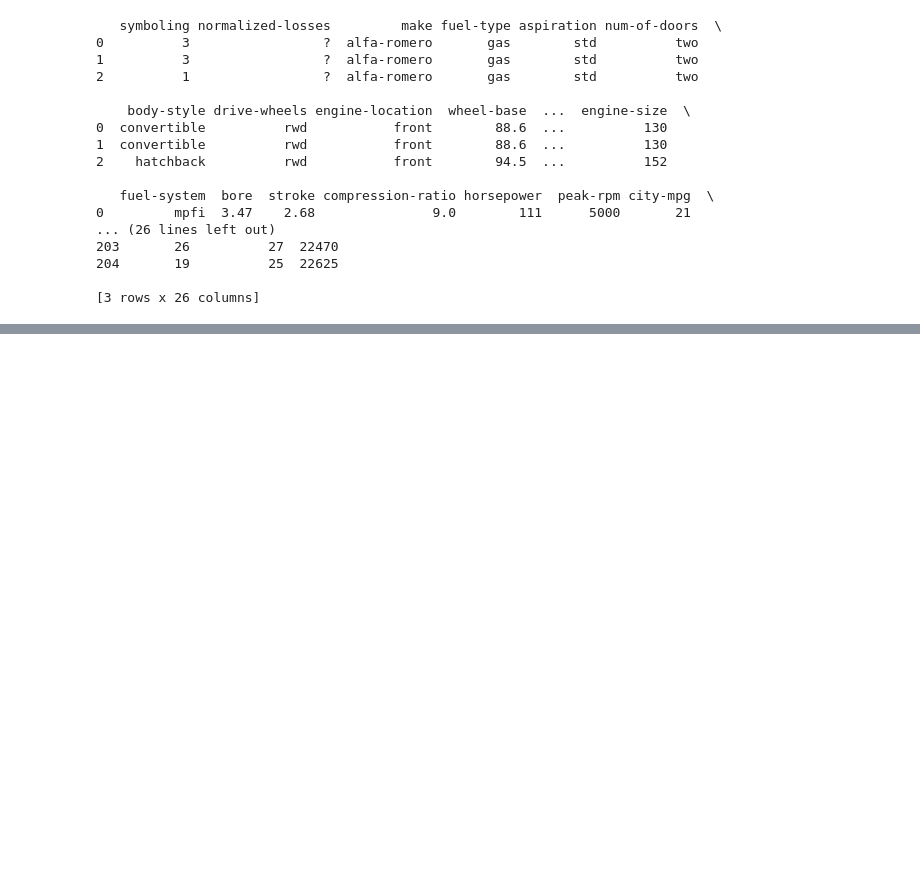
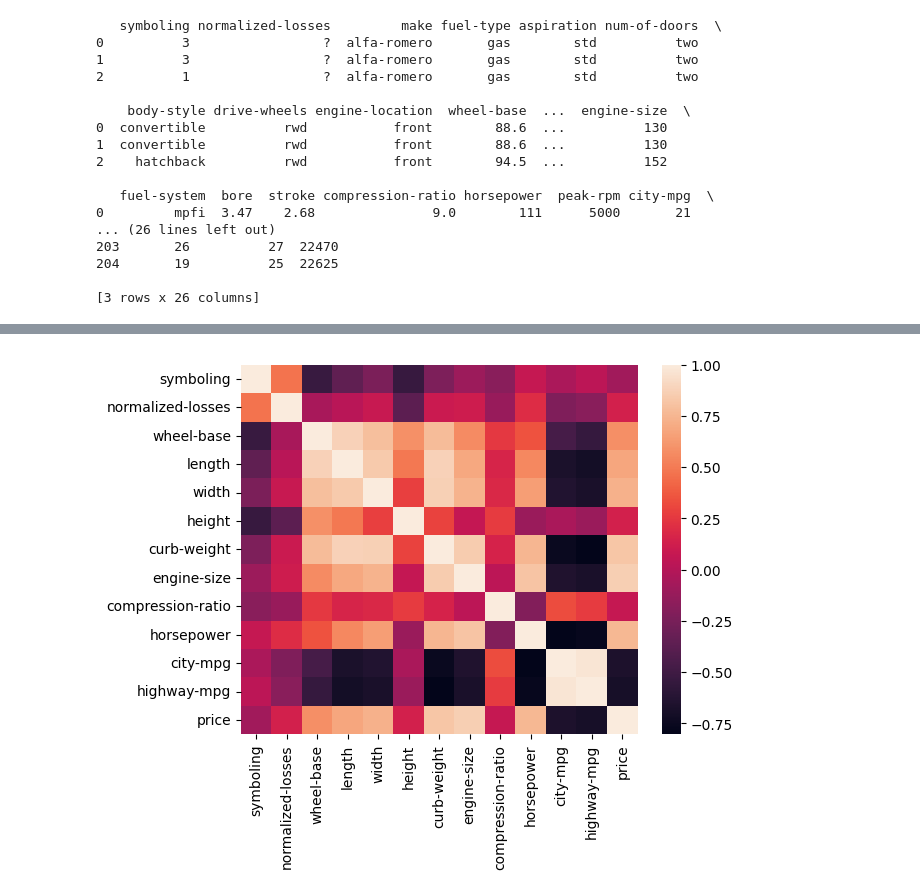
Before and after one commit to pariiii-khandal/EDA_PROJECT, a Jupyter notebook: 25BDS0197_Lab4.ipynb, the cells around one changed output, grey strips where cells are left out. Drawn from its saved outputs; the diff is of its cells as text; code cells hidden in the pictures; blank space fills up the shorter version.

```diff
--- a/25BDS0197_Lab4.ipynb
+++ b/25BDS0197_Lab4.ipynb
@@ -82,0 +166,9 @@ print(df.tail(3))
+# %%
+import matplotlib.pyplot as plt
+import seaborn as sns
+
+sns.heatmap(correlation, xticklabels=correlation.columns, yticklabels=correlation.columns)
+
+plt.show()
+# %% [output]
+[figure, added]
```
Also changed, not shown: parts of 7 cells of this notebook.
